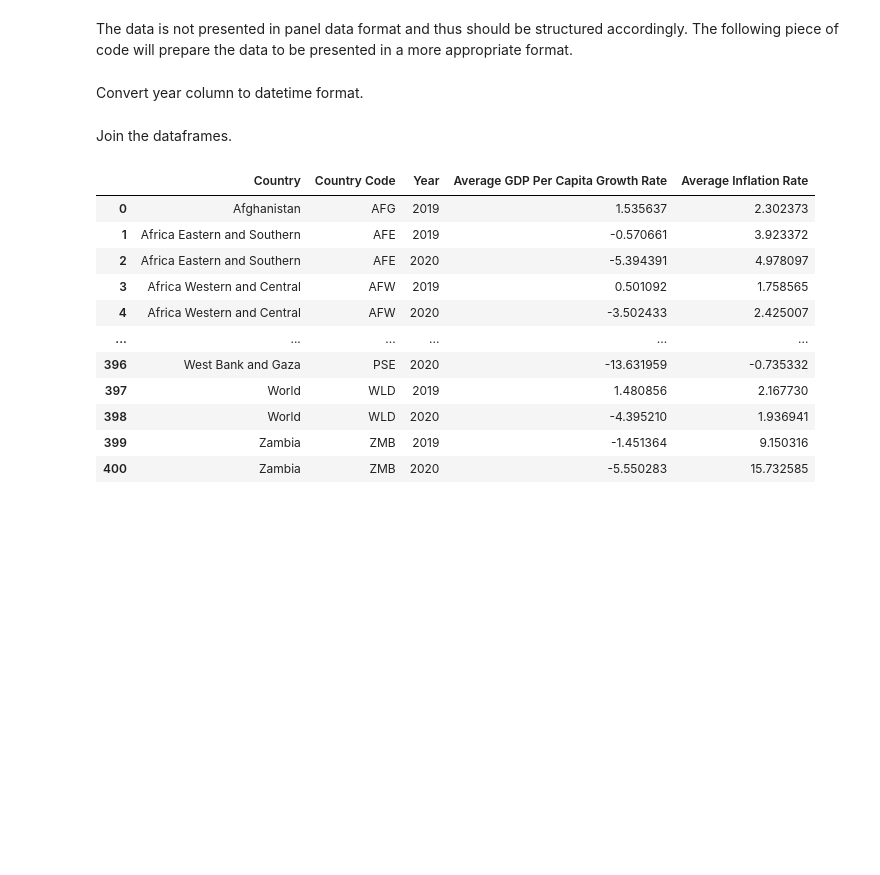
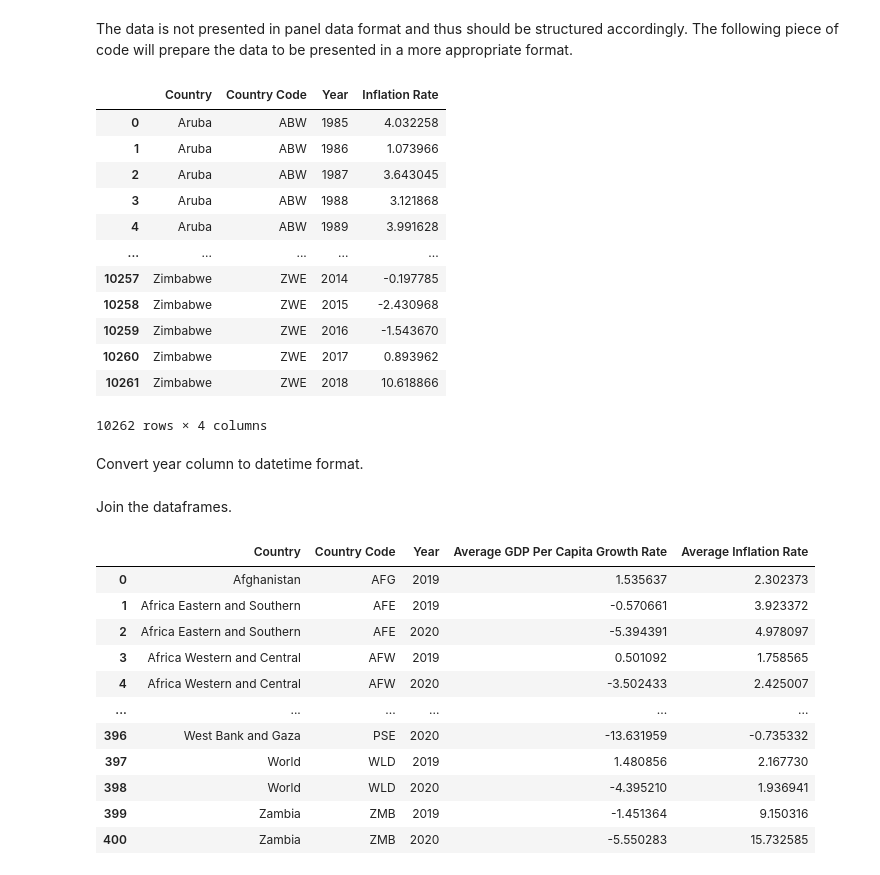
Before and after one commit to Arkiea/Project-1-group-B, a Jupyter notebook: Data Collection.ipynb, the cells around one changed output. Cells and saved outputs as stored; diff of their text form; code cells hidden in the pictures; blank space fills up the shorter version.

```diff
--- a/Data Collection.ipynb
+++ b/Data Collection.ipynb
@@ -118,19 +133,35 @@ The data is not presented in panel data format and thus should be structured acc
 # %%
 # Stack data, reset index and rename columns
 real_gdp = real_gdp.set_index(['Country','Country Code', 'Indicator Name', 'Indicator Code']).\
                     stack().reset_index().rename(columns = {'level_4' : 'Year',
                                                             0 : 'GDP per capita growth (annual %)'})
 
 # Select only relevant columns within the real_gdp dataframe
 real_gdp = real_gdp.iloc[:,[0,1,4,5]]
 
 # Apply the above logic inflation data
 inflation = inflation.set_index(['Country','Country Code', 'Indicator Name', 'Indicator Code']).\
                       stack().reset_index().rename(columns = {'level_4' : 'Year',
                                                               0 : 'Inflation Rate'})
 
 # Select only relevant columns within the real_gdp dataframe
 inflation = inflation.iloc[:,[0,1,4,5]]
+
+inflation
+# %% [output]
+|  | Country | Country Code | Year | Inflation Rate |
+| 0 | Aruba | ABW | 1985 | 4.032258 |
+| 1 | Aruba | ABW | 1986 | 1.073966 |
+| 2 | Aruba | ABW | 1987 | 3.643045 |
+| 3 | Aruba | ABW | 1988 | 3.121868 |
+| 4 | Aruba | ABW | 1989 | 3.991628 |
+| ... | ... | ... | ... | ... |
+| 10257 | Zimbabwe | ZWE | 2014 | -0.197785 |
+| 10258 | Zimbabwe | ZWE | 2015 | -2.430968 |
+| 10259 | Zimbabwe | ZWE | 2016 | -1.543670 |
+| 10260 | Zimbabwe | ZWE | 2017 | 0.893962 |
+| 10261 | Zimbabwe | ZWE | 2018 | 10.618866 |
+10262 rows × 4 columns
 # %% [markdown]
 Convert year column to datetime format.
 # %%
```
Also changed, not shown: parts of 6 cells of this notebook, 2 other files.
